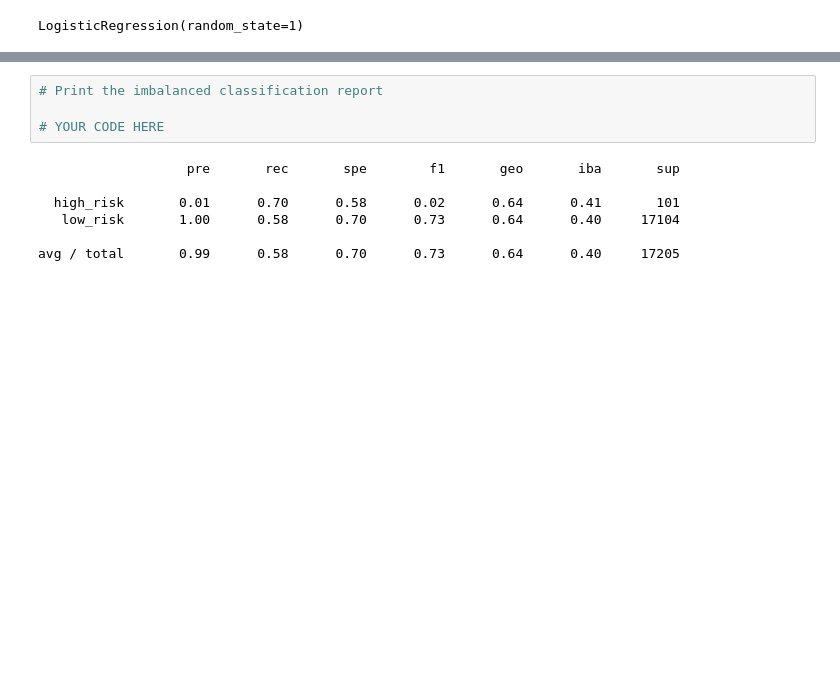
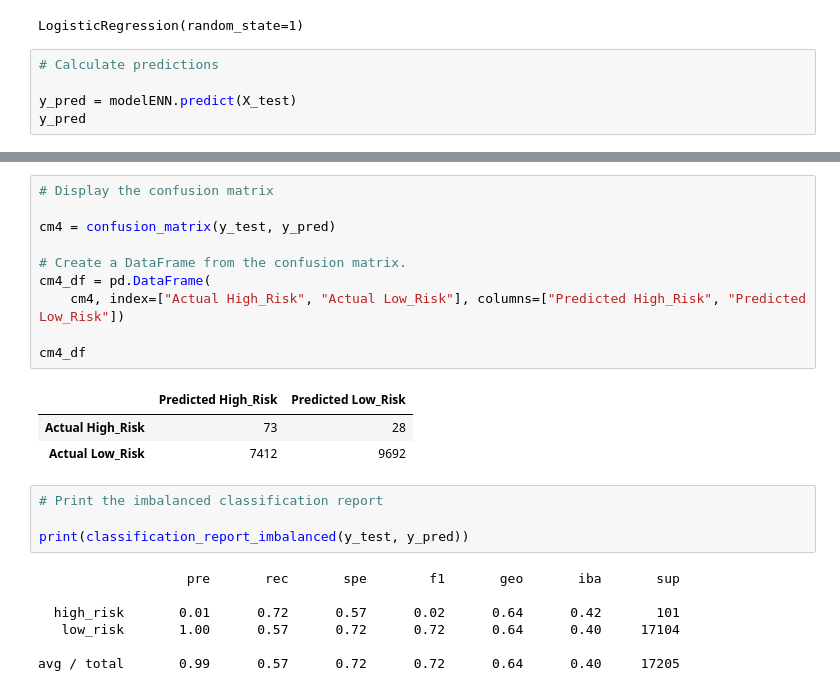
Before and after one commit to dianahcortez/Credit_Risk_Analysis, a Jupyter notebook: credit_risk_resampling.ipynb, the cells around one changed output, grey strips where cells are left out. Cells and saved outputs as stored; diff of their text form; blank space fills up the shorter version.

```diff
--- a/credit_risk_resampling.ipynb
+++ b/credit_risk_resampling.ipynb
@@ -338,3 +338,8 @@ modelENN = LogisticRegression(solver='lbfgs', random_state=1)
 modelENN.fit(X_resampled, y_resampled)
 # %% [output]
 LogisticRegression(random_state=1)
+# %%
+# Calculate predictions
+
+y_pred = modelENN.predict(X_test)
+y_pred
@@ -354,11 +355,25 @@ array([[  71,   30],
+# %%
+# Display the confusion matrix
+
+cm4 = confusion_matrix(y_test, y_pred)
+
+# Create a DataFrame from the confusion matrix.
+cm4_df = pd.DataFrame(
+    cm4, index=["Actual High_Risk", "Actual Low_Risk"], columns=["Predicted High_Risk", "Predicted Low_Risk"])
+
+cm4_df
+# %% [output]
+|  | Predicted High_Risk | Predicted Low_Risk |
+| Actual High_Risk | 73 | 28 |
+| Actual Low_Risk | 7412 | 9692 |
 # %%
 # Print the imbalanced classification report
 
-# YOUR CODE HERE
+print(classification_report_imbalanced(y_test, y_pred))
 # %% [output]
                    pre       rec       spe        f1       geo       iba       sup
 
-  high_risk       0.01      0.70      0.58      0.02      0.64      0.41       101
-   low_risk       1.00      0.58      0.70      0.73      0.64      0.40     17104
+  high_risk       0.01      0.72      0.57      0.02      0.64      0.42       101
+   low_risk       1.00      0.57      0.72      0.72      0.64      0.40     17104
 
-avg / total       0.99      0.58      0.70      0.73      0.64      0.40     17205
+avg / total       0.99      0.57      0.72      0.72      0.64      0.40     17205
```
Also changed, not shown: parts of 3 cells of this notebook.
